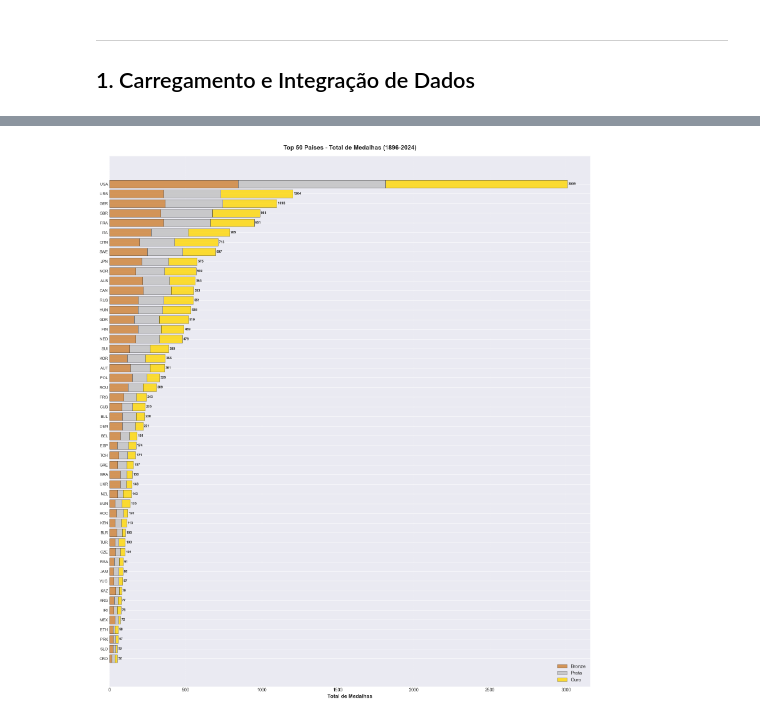
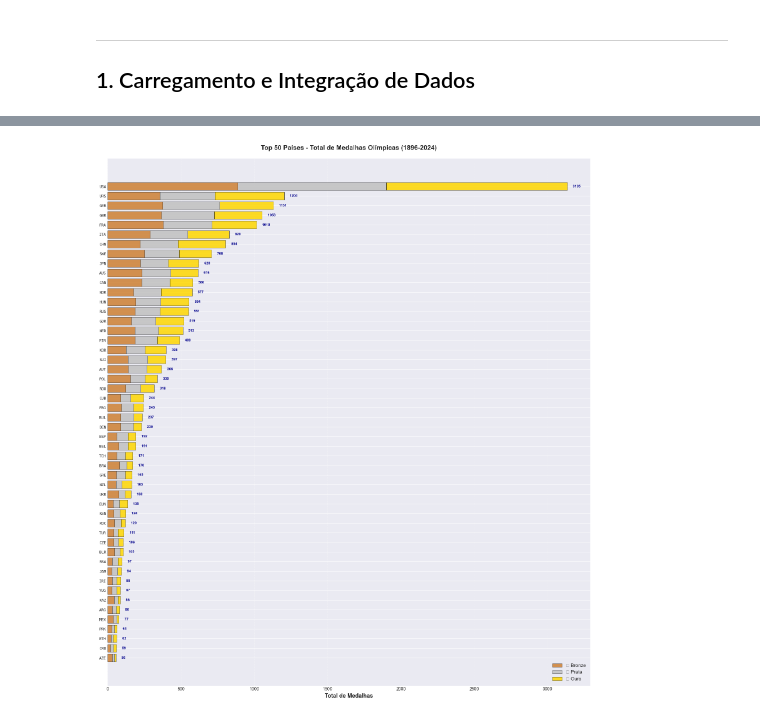
Before and after one commit to CarlosLNeto/olympics-continental-analysis, a Jupyter notebook: notebooks/analise_medalhas.ipynb, the cells around one changed output, grey strips where cells are left out. Drawn from its saved outputs; the diff is of its cells as text; code cells hidden in the pictures.

```diff
--- a/notebooks/analise_medalhas.ipynb
+++ b/notebooks/analise_medalhas.ipynb
@@ -159,41 +247,83 @@ MEDALHAS - JOGOS DE VERÃO (1896-2024)
 # %%
-def plot_medals(df, title, filename):
-    # Top 50
-    df_plot = df.head(50).sort_values('total', ascending=True)
+def plot_top50_medals(df, title, filename):
+    """Gera gráfico de barras horizontais empilhadas - Top 50"""
 
+    # Selecionar Top 50
+    df_plot = df.head(50).copy()
+
+    # Ordenar para gráfico horizontal (menor no topo)
+    df_plot = df_plot.sort_values('total', ascending=True)
+
+    # Criar figura
     fig, ax = plt.subplots(figsize=(16, 18))
 
     y_pos = np.arange(len(df_plot))
 
-    # Barras empilhadas
-    ax.barh(y_pos, df_plot['bronze'], color='#CD7F32', alpha=0.8, label='Bronze', edgecolor='black', linewidth=0.5)
-    ax.barh(y_pos, df_plot['silver'], left=df_plot['bronze'], color='#C0C0C0', alpha=0.8, label='Prata', edgecolor='black', linewidth=0.5)
-    ax.barh(y_pos, df_plot['gold'], left=df_plot['bronze']+df_plot['silver'], color='#FFD700', alpha=0.8, label='Ouro', edgecolor='black', linewidth=0.5)
+    # Barras empilhadas (Bronze, Prata, Ouro)
+    ax.barh(y_pos, df_plot['bronze'],
+           color='#CD7F32', alpha=0.85, label='🥉 Bronze',
+           edgecolor='black', linewidth=0.5)
 
-    # Configurações
+    ax.barh(y_pos, df_plot['silver'],
+           left=df_plot['bronze'],
+           color='#C0C0C0', alpha=0.85, label='🥈 Prata',
+           edgecolor='black', linewidth=0.5)
+
+    ax.barh(y_pos, df_plot['gold'],
+           left=df_plot['bronze'] + df_plot['silver'],
+           color='#FFD700', alpha=0.85, label='🥇 Ouro',
+           edgecolor='black', linewidth=0.5)
+
+    # Configurar eixo Y (países)
     ax.set_yticks(y_pos)
-    ax.set_yticklabels(df_plot['country_noc'], fontsize=9)
-    ax.set_xlabel('Total de Medalhas', fontsize=12, fontweight='bold')
-    ax.set_title(title, fontsize=14, fontweight='bold', pad=15)
-    ax.legend(loc='lower right', fontsize=11)
-    ax.grid(axis='x', alpha=0.3, linestyle='--')
+    ax.set_yticklabels(df_plot['country_noc'], fontsize=9, fontfamily='monospace')
+
+    # Configurar eixo X
+    ax.set_xlabel('Total de Medalhas', fontsize=13, fontweight='bold')
+
+    # Título
+    ax.set_title(title, fontsize=15, fontweight='bold', pad=20)
+
+    # Legenda
+    ax.legend(loc='lower right', fontsize=11, framealpha=0.9)
+
+    # Grade
+    ax.grid(axis='x', alpha=0.3, linestyle='--', linewidth=0.7)
+    ax.set_axisbelow(True)
 
     # Adicionar valores totais
     for i, (idx, row) in enumerate(df_plot.iterrows()):
-        ax.text(row['total'] + 5, i, str(int(row['total'])),
-               va='center', fontsize=8, fontweight='bold')
+        total = int(row['total'])
+        ax.text(row['total'] + df_plot['total'].max() * 0.01, i,
+               f' {total}',
+               va='center', fontsize=8, fontweight='bold', color='darkblue')
 
     plt.tight_layout()
     plt.savefig(OUTPUTS_PATH / 'figures' / filename, dpi=300, bbox_inches='tight')
     plt.show()
-    print(f"✅ Salvo: {filename}")
 
-# Gerar gráficos
-print("\n📊 Gerando gráficos...")
+    print(f"   ✅ {filename}")
 
-plot_medals(df_summer, 'Top 50 Países - Medalhas em Jogos de Verão (1896-2024)', 'top50_summer.png')
-plot_medals(df_winter, 'Top 50 Países - Medalhas em Jogos de Inverno (1896-2024)', 'top50_winter.png')
-plot_medals(df_total, 'Top 50 Países - Total de Medalhas (1896-2024)', 'top50_total.png')
+print("="*100)
+print("GERANDO GRÁFICOS TOP 50")
+print("="*100)
 
-print("\n✅ 3 gráficos gerados!")
+print("\n📊 Gráfico 1: Jogos de Verão...")
+plot_top50_medals(df_summer,
+                 'Top 50 Países - Medalhas em Jogos de Verão (1896-2024)',
+                 'top50_summer.png')
+
+print("\n📊 Gráfico 2: Jogos de Inverno...")
+plot_top50_medals(df_winter,
+                 'Top 50 Países - Medalhas em Jogos de Inverno (1896-2024)',
+                 'top50_winter.png')
+
+print("\n📊 Gráfico 3: Total Geral...")
+plot_top50_medals(df_total,
+                 'Top 50 Países - Total de Medalhas Olímpicas (1896-2024)',
+                 'top50_total.png')
+
+print("\n" + "="*100)
+print("✅ 3 gráficos gerados!")
+print("="*100)
 # %% [output]
@@ -205 +343 @@ print("\n✅ 3 gráficos gerados!")
-[figure, old version]
+[figure, new version]
```
Also changed, not shown: parts of 13 cells of this notebook, 17 other files.
